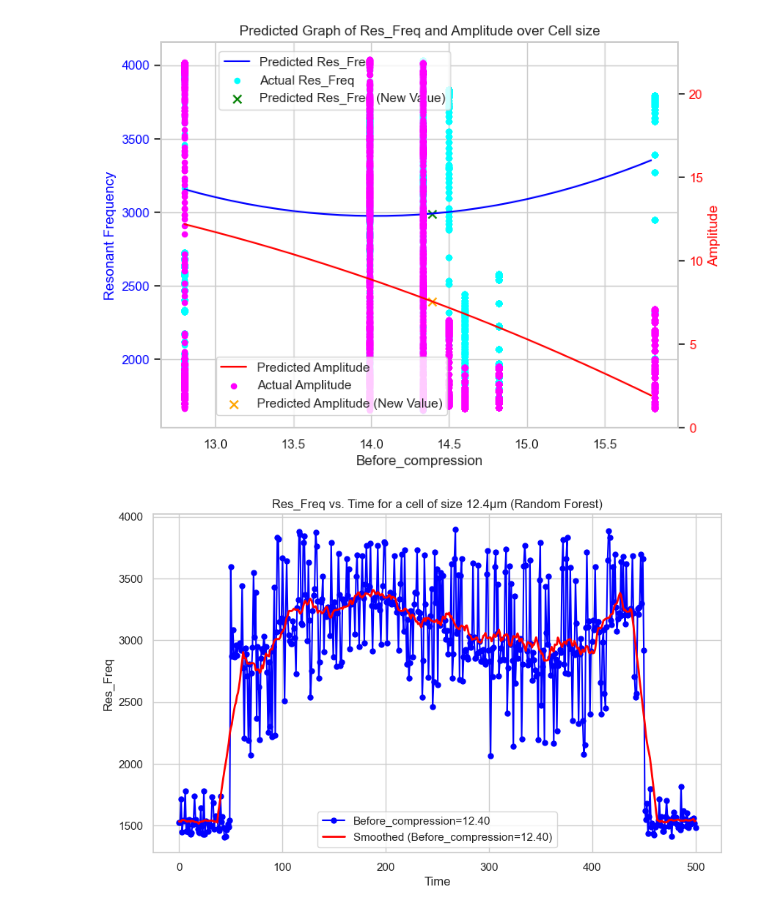
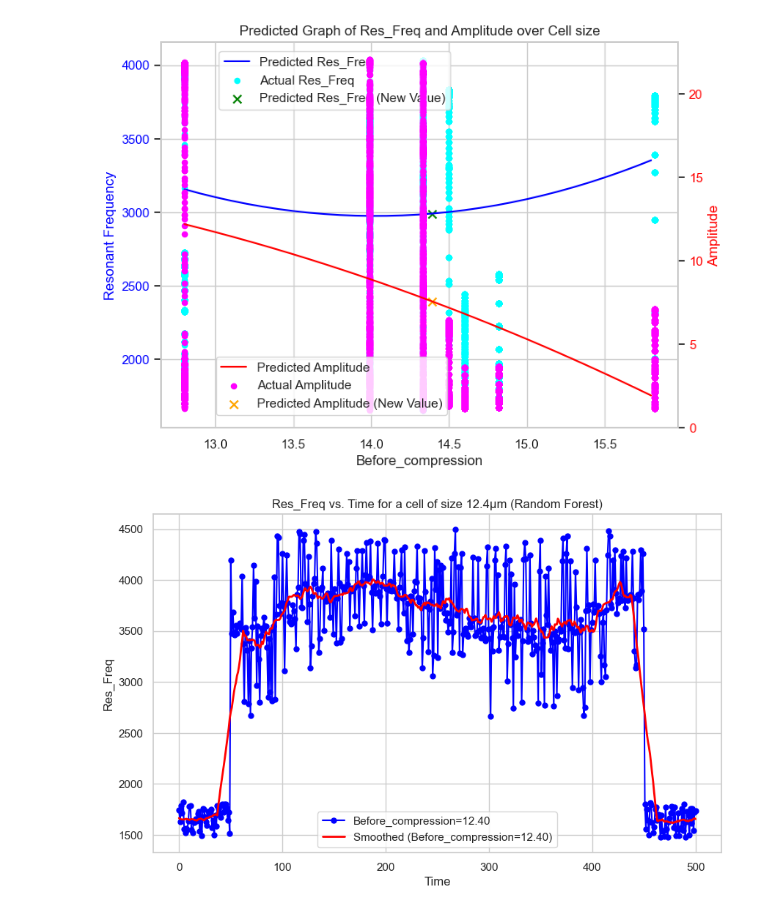
Before and after one commit to Weyrd/Cells_characteristics_Mems_ai, a Jupyter notebook: models_train_pierre.ipynb, the cells around one changed output. Saved outputs shown, nothing was run; the diff lists cells and outputs as text; code cells hidden in the pictures.

```diff
--- a/models_train_pierre.ipynb
+++ b/models_train_pierre.ipynb
@@ -397,14 +364,17 @@ plt.show()
 [figure]
 # %%
 
+df = reload_df(2)
 
-# Step 1: Load and preprocess the data
-# Replace 'your_data.csv' with the actual path to your CSV file.
-df = reload_df2()
+size_cell_pred = 12.4
+
+max_time = 500
+
 
 # Step 2: Choose the features and target variable
 # only take Sample_number = 1
 #df = df[df['Sample_number'] == 2]
+Dt = Data()
 X = df[['Time', 'Before_compression']]
 y = df['Res_Freq']
 
@@ -421,16 +391,15 @@ model = RandomForestRegressor(n_estimators=100, random_state=2)
 model.fit(X_train, y_train)
 
 # Step 5: Save the model to a file
-model_filename = '_data/models/res_freq_prediction_model_rf.pkl'
+model_filename = 'data_/models/res_freq_prediction_model_rf.pkl'
 joblib.dump(model, model_filename)
 
 # Step 6: Generate points over time with different Before_compression values
 # Replace 'before_compression_values' with the specific values you want to use
-value_try_compression = 12.4
-max_time = 500
+
 
   # Replace this value with the specific value you want to use
-before_compression_values = np.linspace(value_try_compression, value_try_compression, num=1)
+before_compression_values = np.linspace(size_cell_pred, size_cell_pred, num=1)
 time_values = np.linspace(0, max_time, num=500)
 
 # Initialize an empty list to store the generated points
@@ -439,60 +408,57 @@ points_over_time = []
 for before_compression in before_compression_values:
     X_new = np.column_stack((time_values, np.full_like(time_values, before_compression)))
     res_freq_predictions = model.predict(X_new)
+    res_freq_predictions+=Dt.check()
 
     points_over_time.append((time_values, res_freq_predictions))
 
-# if y use the collum res_freq (y = df['Res_Freq'])
+
 if y.name == 'Res_Freq':
-
-  for i in range(int(max_time * 0.9), max_time):
-      # random for outliers vlaue <1550
-      if random.random() < 0.4:
-          res_freq_predictions[-i-1] = np.random.randint(1475, 1824)
+  for i in Dt.maxVal(max_time, 0.9):
+      if Dt._get_random_data(-1) < 0.4:
+          res_freq_predictions[-i-1] = Dt._reprc_(0)
       else:
-        res_freq_predictions[-i-1] = np.random.randint(1405, 1574)
+        res_freq_predictions[-i-1] = Dt._reprc_(1)
 
 
-    # for the last 0.05 of max_time, replace values with random values between 1375 and 1524
-  for i in range(int(max_time * 0.9), max_time):
-      if random.random() < 0.4:
-          res_freq_predictions[i] = np.random.randint(1475, 1824)
+  for i in Dt.maxVal(max_time, 0.9):
+      if Dt._get_random_data(-1) < 0.4:
+          res_freq_predictions[i] = Dt._reprc_(0)
       else:
-        res_freq_predictions[i] = np.random.randint(1405, 1574)
+        res_freq_predictions[i] = Dt._reprc_(1)
+
 # Step 7: Plot the graph for each Before_compression value
-
 
 
 plt.figure(figsize=(10, 6))
 
 for time_values, res_freq_predictions in points_over_time:
 
     # Calculate the rolling average using a larger window size, e.g., window=15
     rolling_avg = pd.Series(res_freq_predictions).rolling(window=25, min_periods=1, center=True).mean()
 
     # Compute the Z-score for each point in the smoothed curve
     z_scores = zscore(rolling_avg)
 
     # Define a threshold to identify outliers (e.g., z_score_threshold = 3.0)
     z_score_threshold = 3.0
 
     # Remove outliers from the smoothed curve
     rolling_avg_filtered = rolling_avg.copy()
     rolling_avg_filtered[np.abs(z_scores) > z_score_threshold] = np.nan
 
-    # Create a mask to filter out data points with values under 1500
-    mask = np.array(res_freq_predictions) >= 150
+    mask = np.array(res_freq_predictions) >= 1000
 
     # Plot the original data points as a line plot with markers
     plt.plot(time_values[mask], res_freq_predictions[mask], label=f'Before_compression={before_compression:.2f}', color='blue', marker='o', markersize=5)
 
     # Plot the smoothed curve for valid data points
     plt.plot(time_values[mask], rolling_avg_filtered[mask], label=f'Smoothed (Before_compression={before_compression:.2f})', linewidth=2, color='red')
 
 plt.xlabel('Time')
 plt.ylabel('Res_Freq')
-plt.title(f'Res_Freq vs. Time for a cell of size {value_try_compression}μm (Random Forest)')
+plt.title(f'Res_Freq vs. Time for a cell of size {size_cell_pred}μm (Random Forest)')
 plt.legend()
 plt.show()
 # %% [output]
-[figure, old version]
+[figure, new version]
```
Also changed, not shown: parts of 12 cells of this notebook, 4 other files.
